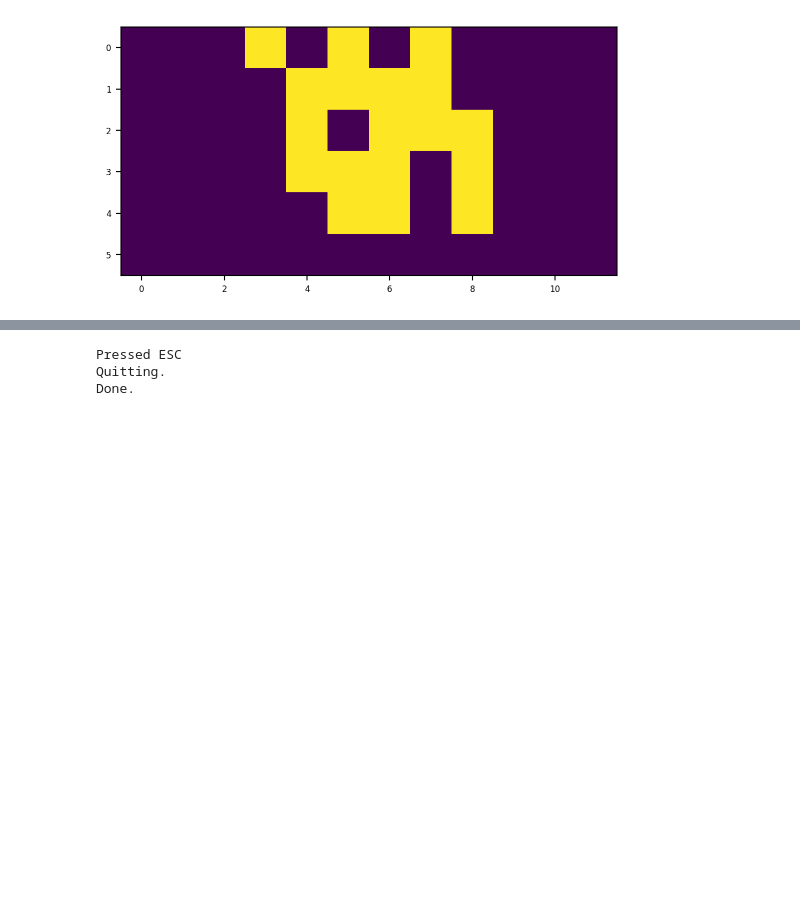
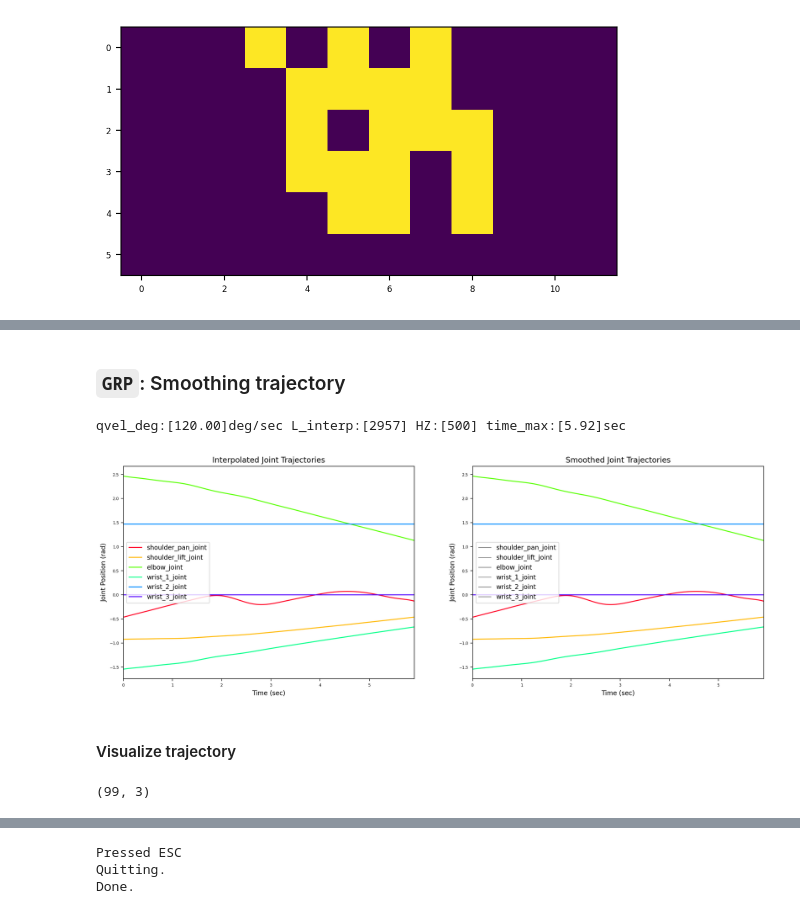
Before and after one commit to joonhyung-lee/mujoco-nonprehensile, a Jupyter notebook: code/demo_mdp_np_dlpg.ipynb, the cells around one changed output, grey strips where cells are left out. Drawn from its saved outputs; the diff is of its cells as text; code cells hidden in the pictures; blank space fills up the shorter version.

```diff
--- a/code/demo_mdp_np_dlpg.ipynb
+++ b/code/demo_mdp_np_dlpg.ipynb
@@ -281,3 +291,81 @@ Done. Tick:[6747] Time:[11.78]sec
+# %% [markdown]
+### `GRP`: Smoothing trajectory
+# %%
+from grpp import GaussianRandomPathClass
+from util import kernel_levse, get_interp_const_vel_traj
+
+# desired joint velocity (deg/sec)
+qvel_rad = np.deg2rad(120)
+HZ = 500
+
+times,q_traj = get_interp_const_vel_traj(
+    q_ik_list,
+    vel=np.radians(15),HZ=env.HZ)
+L_interp = q_traj.shape[0]
+print ("qvel_deg:[%.2f]deg/sec L_interp:[%d] HZ:[%d] time_max:[%.2f]sec"%
+       (np.rad2deg(qvel_rad),L_interp,HZ,times[-1]))
+
+
+G = GaussianRandomPathClass(name='LGRP',kernel=kernel_levse)
+G.set_data(t_anchor    = times.reshape((-1,1)),
+           x_anchor    = q_traj,
+           l_anchor    = np.ones((len(times),1)),
+           t_test      = times.reshape((-1,1)),
+           l_test      = np.ones((len(times),1)),
+           hyp_mean    = {'g':1.0,'l':1.0,'w':1e-6},
+           hyp_var     = {'g':1.0,'l':1.0,'w':1e-6},
+           APPLY_EPSRU = False
+          )
+
+qs_smooth = G.mean_test
+
+plt.figure(figsize=(18,6))
+plt.subplot(1,2,1)
+colors = np.array([plt.cm.gist_rainbow(x) for x in np.linspace(0,1,env.n_ctrl)])
+for d_idx in range(env.n_ctrl-1):
+    color=colors[d_idx,:]
+    plt.plot(times,qs_smooth[:,d_idx],'-',color=color,
+             label='%s'%(env.rev_joint_names[d_idx]))
+plt.xlabel('Time (sec)'); plt.ylabel('Joint Position (rad)')
+plt.title("Interpolated Joint Trajectories")
+plt.xlim(0,times[-1]); plt.legend(fontsize=10);
+# plt.show()
+
+# plt.figure(figsize=(8,3))
+plt.subplot(1,2,2)
+colors = np.array([plt.cm.gist_rainbow(x) for x in np.linspace(0,1,env.n_ctrl)])
+for d_idx in range(env.n_ctrl-1):
+    color=colors[d_idx,:]
+    plt.plot(times,qs_smooth[:,d_idx],'-',color='k',lw=1/2,
+             label='%s'%(env.rev_joint_names[d_idx]))
+    plt.plot(times,qs_smooth[:,d_idx],'-',color=color)
+plt.xlabel('Time (sec)'); plt.ylabel('Joint Position (rad)')
+plt.title("Smoothed Joint Trajectories")
+plt.xlim(0,times[-1]); plt.legend(fontsize=10); plt.show()
+# %% [output]
+qvel_deg:[120.00]deg/sec L_interp:[2957] HZ:[500] time_max:[5.92]sec
+[figure, added]
+# %% [markdown]
+#### Visualize trajectory
+# %%
+from util import pr2t
+env.reset()
+t = 0
+
+eef_position_list = []
+
+for q in qs_smooth: # q_traj
+    p_tcp = env.get_p_body('tcp_link')
+    R_tcp = env.get_R_body('tcp_link')
+    T_tcp = pr2t(p_tcp,R_tcp)
+    env.forward(q=q,joint_idxs=[0,1,2,3,4,5])
+    eef_position_list.append(p_tcp)
+
+# Downsample the trajectory waypoints.
+eef_waypoint = np.array(eef_position_list)[::30]
+eef_waypoint.shape
+# %% [output]
+(99, 3)
 # %%
 from util import get_interp_const_vel_traj
 
```
Also changed, not shown: parts of 8 cells of this notebook.
